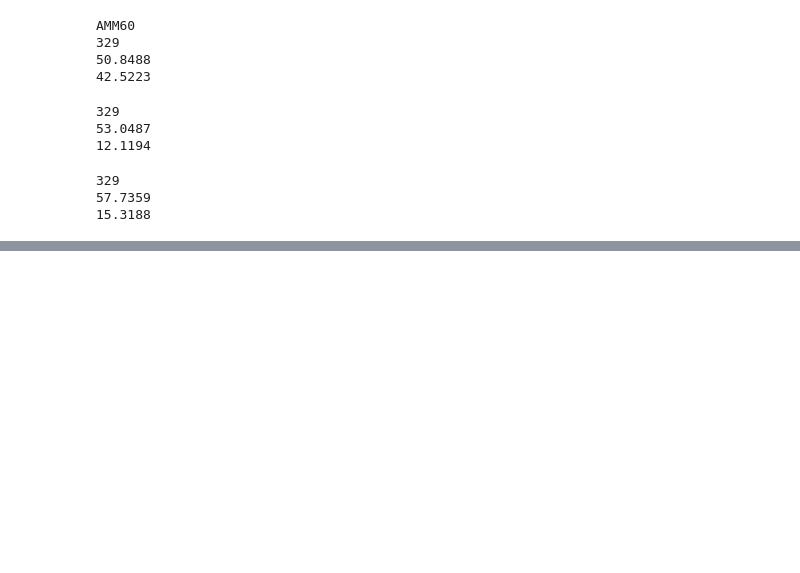
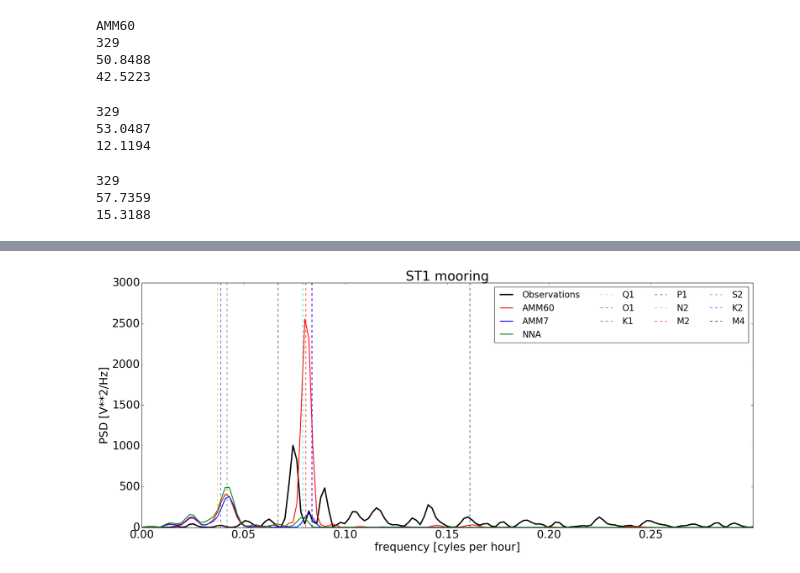
Before and after one commit to jpolton/AMM60_paper, a Jupyter notebook: Programs/FFT/fft_paper.ipynb, the cells around one changed output, grey strips where cells are left out. Cells and saved outputs as stored; diff of their text form; code cells hidden in the pictures; blank space fills up the shorter version.

```diff
--- a/Programs/FFT/fft_paper.ipynb
+++ b/Programs/FFT/fft_paper.ipynb
@@ -167,0 +168,59 @@ plt.show()
+# %%
+plt.figure(figsize=(25, 10), dpi=250, facecolor='w', edgecolor='k')
+plt.rcParams.update({'font.size': 25})
+
+period_hrs = 12.42; lineformat = 'r--'; label='M2'
+plt.plot( [1/period_hrs, 1/period_hrs], [1E-2, 1E7], lineformat)
+#ax.text(1/(3600*period_hrs), 1E6, label)
+
+plt.plot(famm60,fftobsamm60,color='k',label='Observations',linewidth=3)
+plt.plot(famm60,fftmodamm60,color='r',label='AMM60',linewidth=2)
+plt.plot(famm7,fftmodamm7,color='b',label='AMM7',linewidth=2)
+plt.plot(fnna,fftmodnna,color='g',label='NNA',linewidth=2)
+
+#period_hrs = 312.00; lineformat = 'k--'; label='M2-S2'
+#plt.semilogy( [1/period_hrs, 1/period_hrs], [1E-6, 1E7], lineformat,label='M2-S2')
+
+period_hrs = 26.87; lineformat = 'y--'; label='Q1'
+plt.plot( [1/period_hrs, 1/period_hrs], [1E-6, 1E7], lineformat,label='Q1')
+
+period_hrs = 25.82; lineformat = 'b--'; label='O1'
+plt.plot( [1/period_hrs, 1/period_hrs], [1E-6, 1E7], lineformat,label='O1')
+
+period_hrs = 23.93; lineformat = 'g--'; label='K1'
+plt.plot( [1/period_hrs, 1/period_hrs], [1E-6, 1E7], lineformat,label='K1')
+
+period_hrs = 14.96; lineformat = 'k--'; label='P1'
+plt.plot( [1/period_hrs, 1/period_hrs], [1E-6, 1E7], lineformat,label='P1')
+
+period_hrs = 12.66; lineformat = 'c--'; label='N2'
+plt.plot( [1/period_hrs, 1/period_hrs], [1E-6, 1E7], lineformat,label='N2')
+
+period_hrs = 12.42; lineformat = 'r--'; label='M2'
+plt.plot( [1/period_hrs, 1/period_hrs], [1E-6, 1E7], lineformat,label='M2')
+
+period_hrs = 12.00; lineformat = 'm--'; label='S2'
+plt.plot( [1/period_hrs, 1/period_hrs], [1E-6, 1E7], lineformat,label='S2')
+
+period_hrs = 11.967; lineformat = 'b--'; label='N2'
+plt.plot( [1/period_hrs, 1/period_hrs], [1E-6, 1E7], lineformat,label='K2')
+
+period_hrs = 6.21; lineformat = 'k--'; label='M4'
+plt.plot( [1/period_hrs, 1/period_hrs], [1E-6, 1E7], lineformat,label='M4')
+
+
+
+plt.xlim([0,0.3])
+plt.ylim([0, 3E3])
+plt.title(mooring_num+' mooring')
+if (mooring_num == 'ST1'):
+    plt.legend(fontsize=20, loc='upper right', ncol=4)
+plt.xlabel('frequency [cyles per hour]')
+plt.ylabel('PSD [V**2/Hz]')
+
+name = 'fft_'+mooring_num+'.png'
+plt.savefig(str(name))
+
+plt.show()
+# %% [output]
+[figure, added]
```
Also changed, not shown: parts of 2 cells of this notebook.
